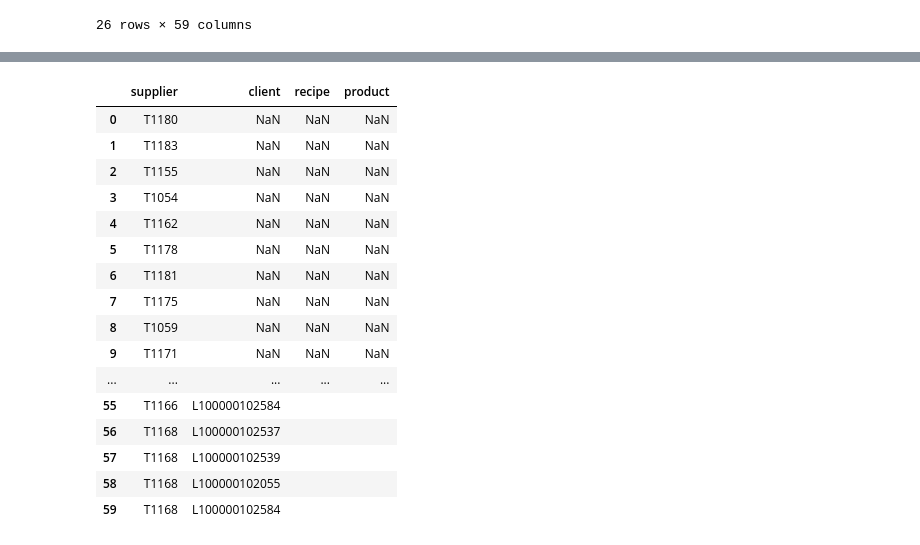
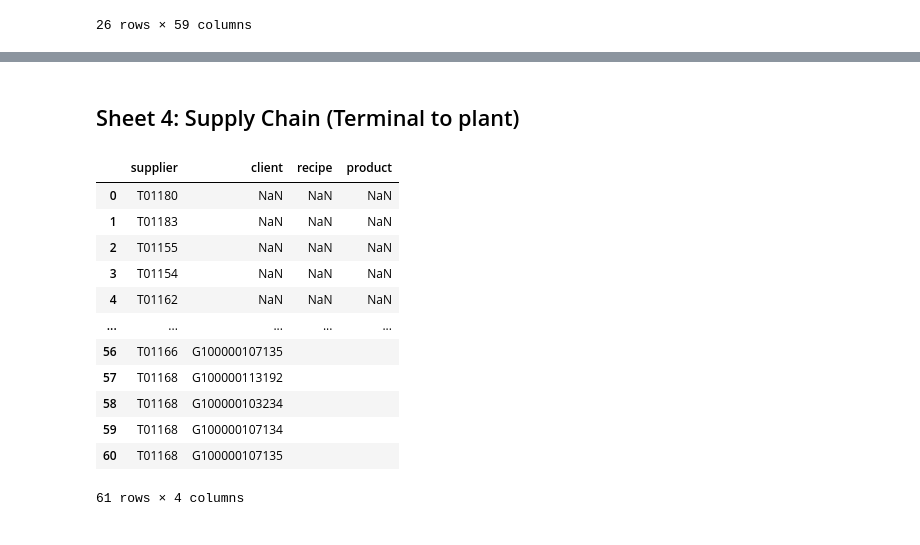
Before and after one commit to yingtian1/Thesis_2425, a Jupyter notebook: Preprocessing_sheet4.ipynb, the cells around one changed output, grey strips where cells are left out. Drawn from its saved outputs; the diff is of its cells as text; code cells hidden in the pictures.

Commit message:
update sheet 4 & supply chain sheet
I connect all the M-P/T-P SC relation and make sure they are firm-level unique. In total 329 relationships.

```diff
--- a/Preprocessing_sheet4.ipynb
+++ b/Preprocessing_sheet4.ipynb
@@ -13,6 +15,9 @@ plant_full['Est_capacity (MW)'] = plant_full['Capacity (MW)'] * plant_full['Capa
 
 # Load coal terminal data note: The terminal dataset capacity may be overestimated, as some terminals handle "all cargo"
 terminal_full = pd.read_excel("./Data/new coal/Global-Coal-Terminals-Tracker-December-2024.xlsx", sheet_name="Terminals")
+
+# Load coal_supply_chain_india to use the ownership data
+ownership = pd.read_excel("./Data/coal_supply_chain_india.xlsx", sheet_name="ownership")
 # %%
 # Filter plant and terminal data
 plant = plant_full[(plant_full['Status'].str.lower() == 'operating') & (plant_full['Country/Area'] == 'India')]
@@ -165,65 +301,63 @@ supply_chain_MP
+# %% [markdown]
+## Sheet 4: Supply Chain (Terminal to plant)
 # %%
 # 1️⃣ Create supply_chain DataFrame
 supply_chain_TP = pd.DataFrame(columns=['supplier', 'client', 'recipe', 'product'])
-supply_chain_TP['supplier'] = terminal['GEM Terminal ID'].unique()
+supply_chain_TP['supplier'] = terminal['GEM Unit/Phase ID']
 
 # 2️⃣ Filter 'GEM Terminal ID' from terminal data where 'Coal Source' contains different countries
-indonesia_terminal_ids = terminal[terminal['Coal Source'].str.contains('Indonesia', case=False, na=False, regex=True)]['GEM Terminal ID'].unique()
-australia_terminal_ids = terminal[terminal['Coal Source'].str.contains('Australia', case=False, na=False, regex=True)]['GEM Terminal ID'].unique()
-mozambique_terminal_ids = terminal[terminal['Coal Source'].str.contains('Mozambique', case=False, na=False, regex=True)]['GEM Terminal ID'].unique()
-south_africa_terminal_ids = terminal[terminal['Coal Source'].str.contains('South Africa', case=False, na=False, regex=True)]['GEM Terminal ID'].unique()
+indonesia_terminal_ids = terminal[terminal['Coal Source'].str.contains('Indonesia', case=False, na=False, regex=True)]['GEM Unit/Phase ID']
+australia_terminal_ids = terminal[terminal['Coal Source'].str.contains('Australia', case=False, na=False, regex=True)]['GEM Unit/Phase ID']
+mozambique_terminal_ids = terminal[terminal['Coal Source'].str.contains('Mozambique', case=False, na=False, regex=True)]['GEM Unit/Phase ID']
+south_africa_terminal_ids = terminal[terminal['Coal Source'].str.contains('South Africa', case=False, na=False, regex=True)]['GEM Unit/Phase ID']
 
 # 3️⃣ Filter 'GEM Plant ID' from plant data where 'Coal Source' contains different countries
-indonesia_plant_ids = plant[plant['Coal source'].str.contains('Indonesia', case=False, na=False, regex=True)]['GEM location ID'].unique()
-australia_plant_ids = plant[plant['Coal source'].str.contains('Australia', case=False, na=False, regex=True)]['GEM location ID'].unique()
-mozambique_plant_ids = plant[plant['Coal source'].str.contains('Mozambique', case=False, na=False, regex=True)]['GEM location ID'].unique()
-south_africa_plant_ids = plant[plant['Coal source'].str.contains('South Africa', case=False, na=False, regex=True)]['GEM location ID'].unique()
+indonesia_plant_ids = plant[plant['Coal source'].str.contains('Indonesia', case=False, na=False, regex=True)]['GEM unit/phase ID']
+australia_plant_ids = plant[plant['Coal source'].str.contains('Australia', case=False, na=False, regex=True)]['GEM unit/phase ID']
+mozambique_plant_ids = plant[plant['Coal source'].str.contains('Mozambique', case=False, na=False, regex=True)]['GEM unit/phase ID']
+south_africa_plant_ids = plant[plant['Coal source'].str.contains('South Africa', case=False, na=False, regex=True)]['GEM unit/phase ID']
 
 # 4️⃣ Create a new DataFrame to store the expanded matching relationships
 expanded_rows = []
 
 # 5️⃣ Iterate through the filtered terminal IDs and duplicate rows to match multiple plant IDs
 for terminal_id in indonesia_terminal_ids:
     for plant_id in indonesia_plant_ids:
         expanded_rows.append({'supplier': terminal_id, 'client': plant_id, 'recipe': '', 'product': ''})
 
 for terminal_id in australia_terminal_ids:
     for plant_id in australia_plant_ids:
         expanded_rows.append({'supplier': terminal_id, 'client': plant_id, 'recipe': '', 'product': ''})
 
 for terminal_id in mozambique_terminal_ids:
     for plant_id in mozambique_plant_ids:
         expanded_rows.append({'supplier': terminal_id, 'client': plant_id, 'recipe': '', 'product': ''})
 
 for terminal_id in south_africa_terminal_ids:
     for plant_id in south_africa_plant_ids:
         expanded_rows.append({'supplier': terminal_id, 'client': plant_id, 'recipe': '', 'product': ''})
 
 # 6️⃣ Convert the list to a DataFrame and append to supply_chain
 expanded_df = pd.DataFrame(expanded_rows)
 
 # 7️⃣ Append the expanded data to supply_chain
 supply_chain_TP = pd.concat([supply_chain_TP, expanded_df], ignore_index=True)
 
 supply_chain_TP
 # %% [output]
 |  | supplier | client | recipe | product |
-| 0 | T1180 | NaN | NaN | NaN |
-| 1 | T1183 | NaN | NaN | NaN |
-| 2 | T1155 | NaN | NaN | NaN |
-| 3 | T1054 | NaN | NaN | NaN |
-| 4 | T1162 | NaN | NaN | NaN |
-| 5 | T1178 | NaN | NaN | NaN |
-| 6 | T1181 | NaN | NaN | NaN |
-| 7 | T1175 | NaN | NaN | NaN |
-| 8 | T1059 | NaN | NaN | NaN |
-| 9 | T1171 | NaN | NaN | NaN |
+| 0 | T01180 | NaN | NaN | NaN |
+| 1 | T01183 | NaN | NaN | NaN |
+| 2 | T01155 | NaN | NaN | NaN |
+| 3 | T01154 | NaN | NaN | NaN |
+| 4 | T01162 | NaN | NaN | NaN |
 | ... | ... | ... | ... | ... |
-| 55 | T1166 | L100000102584 |  |  |
-| 56 | T1168 | L100000102537 |  |  |
-| 57 | T1168 | L100000102539 |  |  |
-| 58 | T1168 | L100000102055 |  |  |
-| 59 | T1168 | L100000102584 |  |  |
+| 56 | T01166 | G100000107135 |  |  |
+| 57 | T01168 | G100000113192 |  |  |
+| 58 | T01168 | G100000103234 |  |  |
+| 59 | T01168 | G100000107134 |  |  |
+| 60 | T01168 | G100000107135 |  |  |
+61 rows × 4 columns
 # %%
 # 1️⃣ Create a new DataFrame to store plant data and remove rows where 'Coal Source' contains specific countries
 plant_filtered = plant[
```
Also changed, not shown: parts of 16 cells of this notebook, 1 other file.
